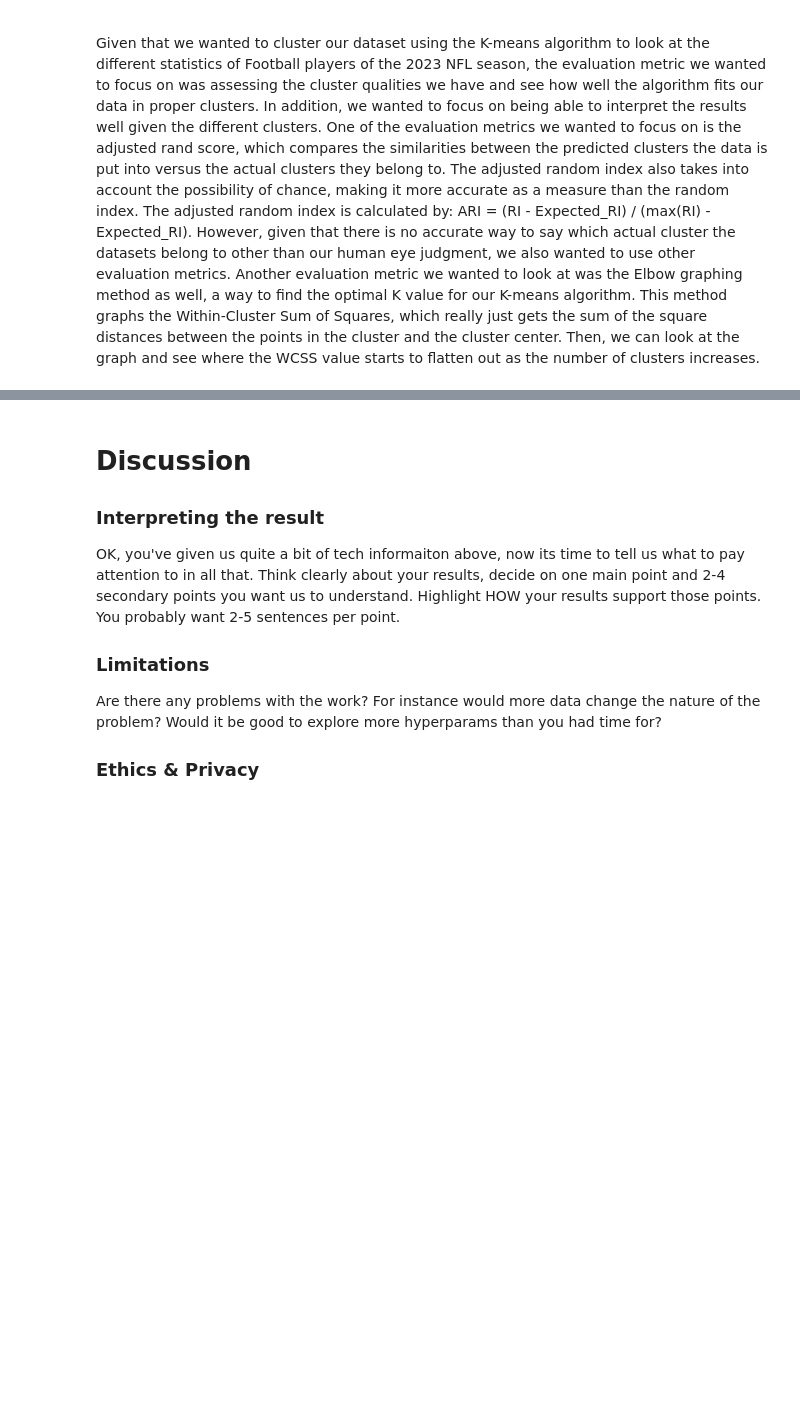
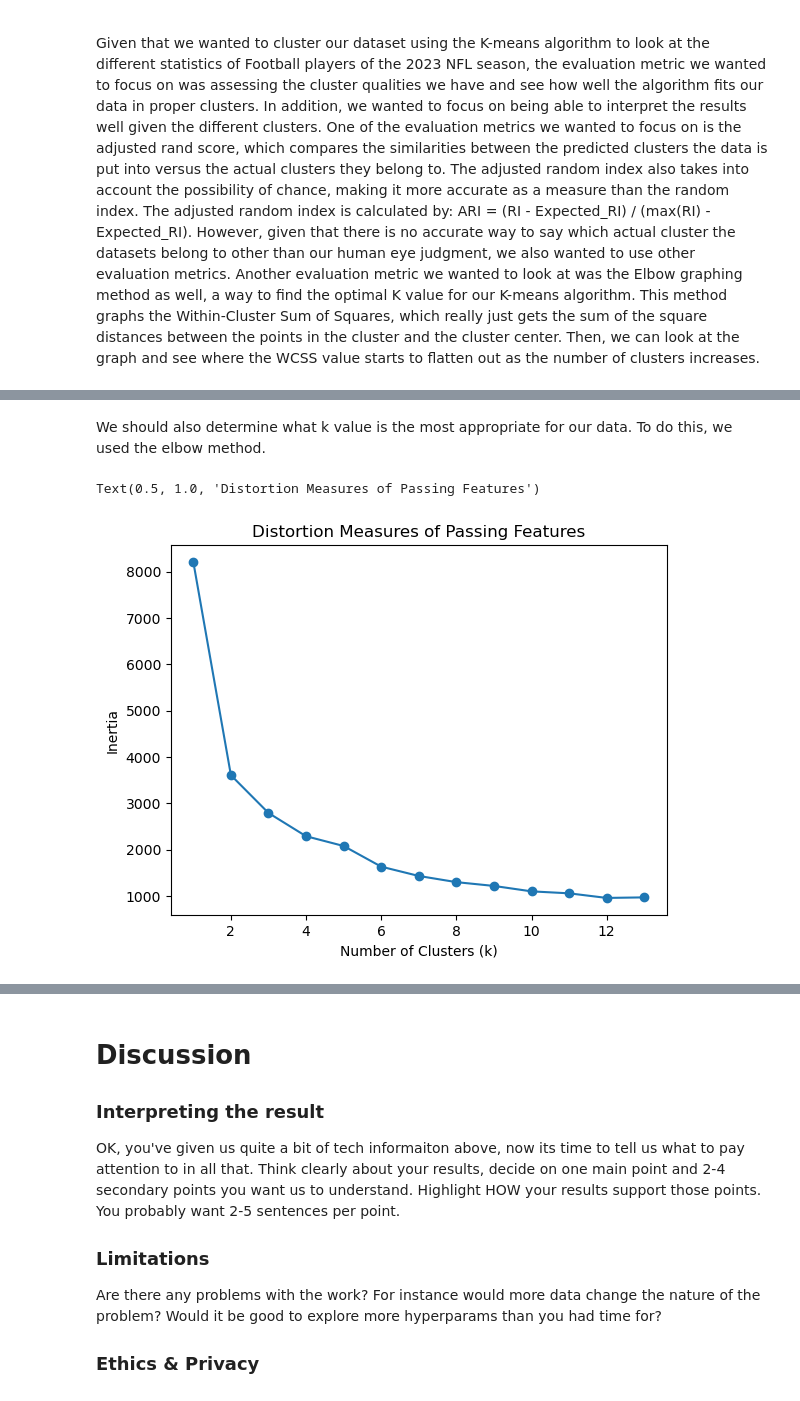
Before and after one commit to vpphan/group_template, a Jupyter notebook: FinalProject_groupXXX.ipynb, the cells around one changed output, grey strips where cells are left out. Cells and saved outputs as stored; diff of their text form; code cells hidden in the pictures; blank space fills up the shorter version.

```diff
--- a/FinalProject_groupXXX.ipynb
+++ b/FinalProject_groupXXX.ipynb
@@ -43,0 +78,4 @@ This dataset consists of multiple portions as well. We will focus on the passing
+# %%
+Passing = pd.read_csv('Data_Wrangle/data/Cleaned_Passing.csv')
+Rushing = pd.read_csv('Data_Wrangle/data/Cleaned_Rushing.csv')
+Receiving = pd.read_csv('Data_Wrangle/data/Cleaned_Receiving.csv')
@@ -81,0 +141,24 @@ Maybe you do model selection again, but using a different kind of metric than be
+# %%
+passing_features = Passing[['Cmp', 'Att','Cmp%','Yds','TD','Int','Y/A']]
+receiving_features = Receiving[['Tgt','Rec','Yds','TD','Succ%','R/G','Y/G']]
+rushing_features = Rushing[['Att','Yds','TD','1D','Succ%','Y/A','Y/G']]
+# %% [markdown]
+We should also determine what k value is the most appropriate for our data. To do this, we used the elbow method.
+# %%
+# Passing Features
+
+k_values = range(1, 14)
+inertia_values = []
+
+for k in k_values:
+    kmeans = KMeans(n_clusters=k, n_init = 'auto')
+    kmeans.fit(passing_features)
+    inertia_values.append(kmeans.inertia_)
+
+plt.plot(k_values, inertia_values, marker = 'o')
+plt.xlabel('Number of Clusters (k)')
+plt.ylabel('Inertia')
+plt.title('Distortion Measures of Passing Features')
+# %% [output]
+Text(0.5, 1.0, 'Distortion Measures of Passing Features')
+[figure, added]
```
Also changed, not shown: parts of 32 cells of this notebook.
